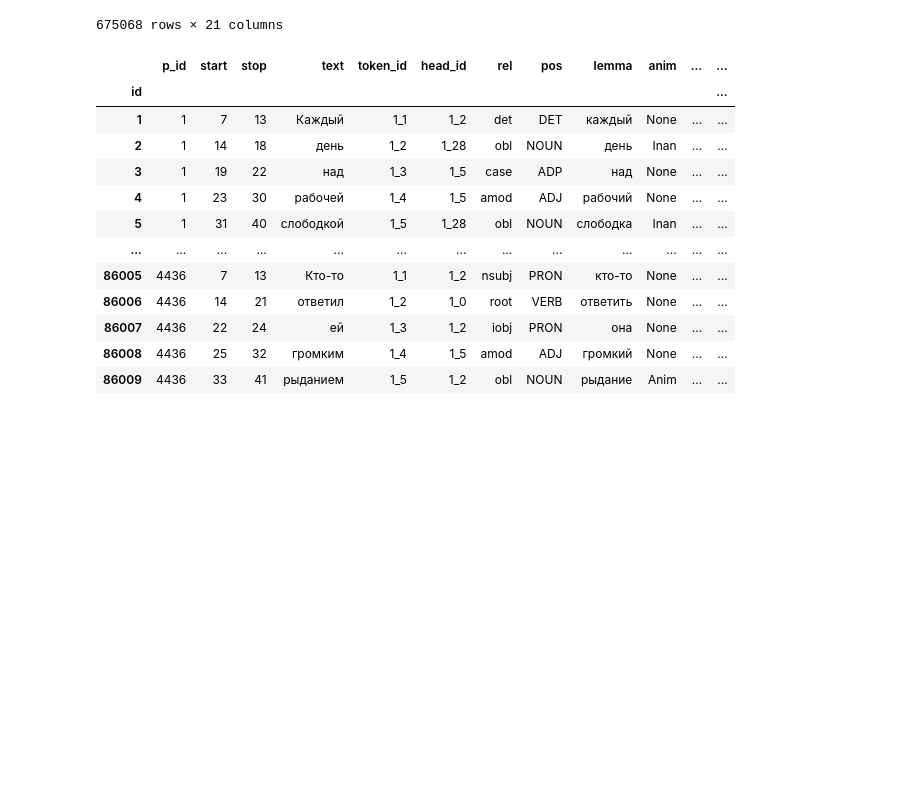
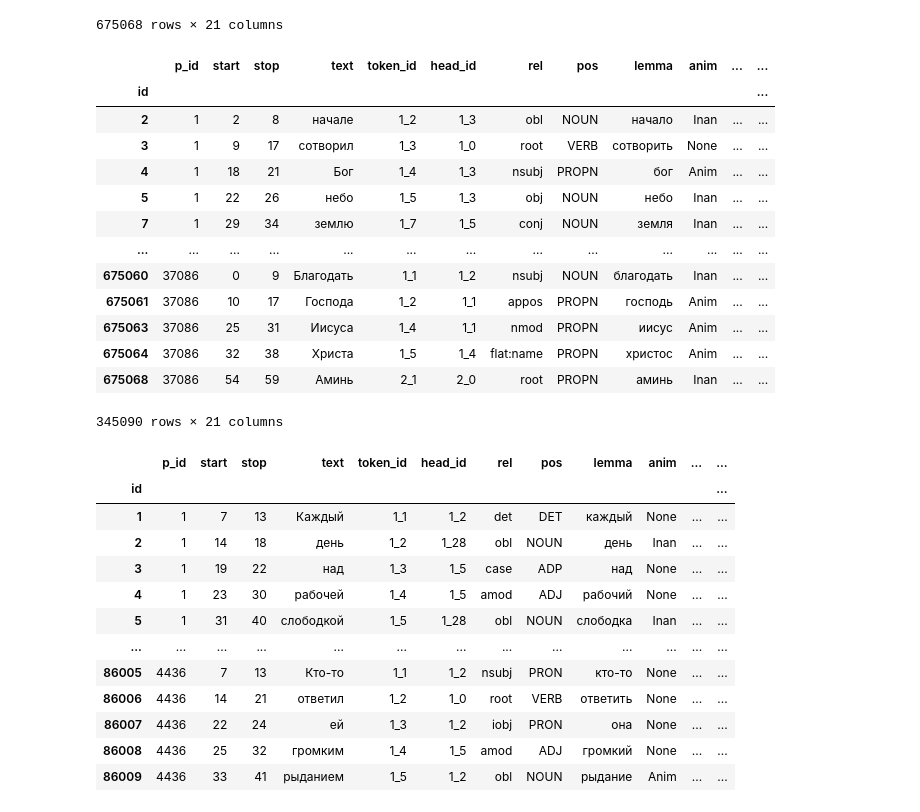
Before and after one commit to kollektivminds/russian-literary-bible, a Jupyter notebook: codebase/MotherBible.ipynb, the cells around one changed output. Cells and saved outputs as stored; diff of their text form; code cells hidden in the pictures; blank space fills up the shorter version.

```diff
--- a/codebase/MotherBible.ipynb
+++ b/codebase/MotherBible.ipynb
@@ -39,5 +39,7 @@ bibleTokenDf = pd.read_pickle('./proc/BibleTokenDf.pkl')
 # %%
 good_pos = ['NOUN', 'ADJ', 'VERB', 'ADV', 'PROPN', 'NUM']
+# %%
+good_pos = ['NOUN', 'ADJ', 'VERB', 'PROPN']
 # %%
 # add stopword boolean, True if all attribute columns are null
 #motherTokenDf['stopword'] = ~motherTokenDf.loc[:, tokenCols[9:]].any(axis=1)
@@ -71,6 +73,23 @@ bibleTokenDf
 | 675067 | 37086 | 48 | 52 | вами | 1_8 | 1_4 | nmod | PRON | вы | None | ... | ... |
 | 675068 | 37086 | 54 | 59 | Аминь | 2_1 | 2_0 | root | PROPN | аминь | Inan | ... | ... |
 675068 rows × 21 columns
+# %%
+bibleTokenDf.loc[bibleTokenDf.stopword == False]
+# %% [output]
+|  | p_id | start | stop | text | token_id | head_id | rel | pos | lemma | anim | ... | ... |
+| id |  |  |  |  |  |  |  |  |  |  |  | ... |
+| 2 | 1 | 2 | 8 | начале | 1_2 | 1_3 | obl | NOUN | начало | Inan | ... | ... |
+| 3 | 1 | 9 | 17 | сотворил | 1_3 | 1_0 | root | VERB | сотворить | None | ... | ... |
+| 4 | 1 | 18 | 21 | Бог | 1_4 | 1_3 | nsubj | PROPN | бог | Anim | ... | ... |
+| 5 | 1 | 22 | 26 | небо | 1_5 | 1_3 | obj | NOUN | небо | Inan | ... | ... |
+| 7 | 1 | 29 | 34 | землю | 1_7 | 1_5 | conj | NOUN | земля | Inan | ... | ... |
+| ... | ... | ... | ... | ... | ... | ... | ... | ... | ... | ... | ... | ... |
+| 675060 | 37086 | 0 | 9 | Благодать | 1_1 | 1_2 | nsubj | NOUN | благодать | Inan | ... | ... |
+| 675061 | 37086 | 10 | 17 | Господа | 1_2 | 1_1 | appos | PROPN | господь | Anim | ... | ... |
+| 675063 | 37086 | 25 | 31 | Иисуса | 1_4 | 1_1 | nmod | PROPN | иисус | Anim | ... | ... |
+| 675064 | 37086 | 32 | 38 | Христа | 1_5 | 1_4 | flat:name | PROPN | христос | Anim | ... | ... |
+| 675068 | 37086 | 54 | 59 | Аминь | 2_1 | 2_0 | root | PROPN | аминь | Inan | ... | ... |
+345090 rows × 21 columns
 # %%
 motherTokenDf#.set_index(['p_id','token_id'])
 # %% [output]
```
Also changed, not shown: parts of 28 cells of this notebook, 1 other file.
